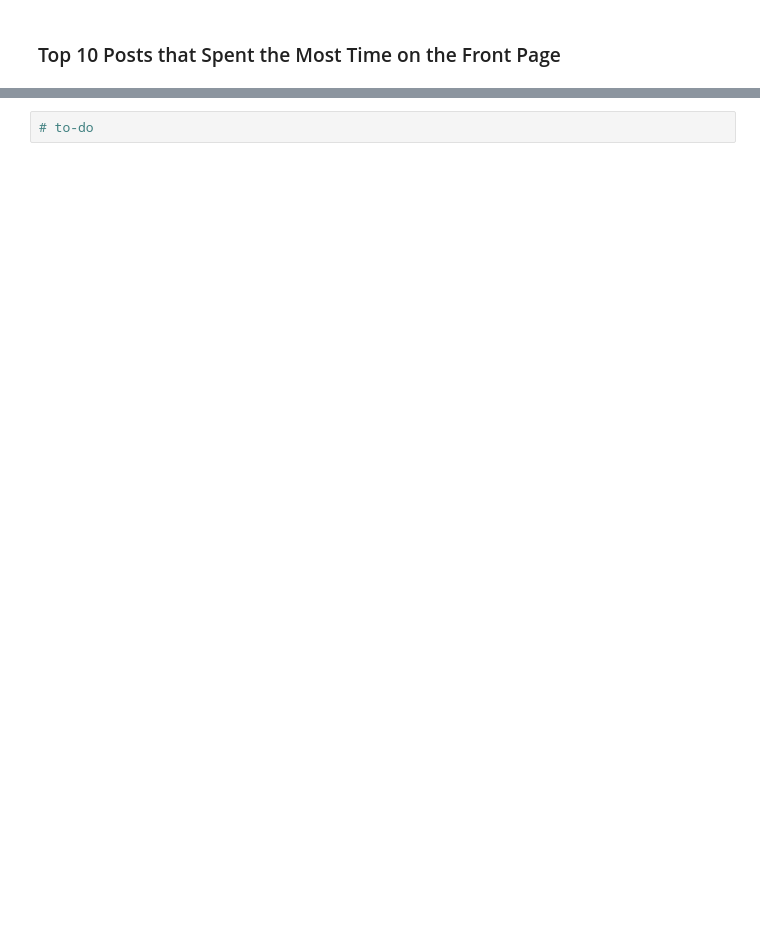
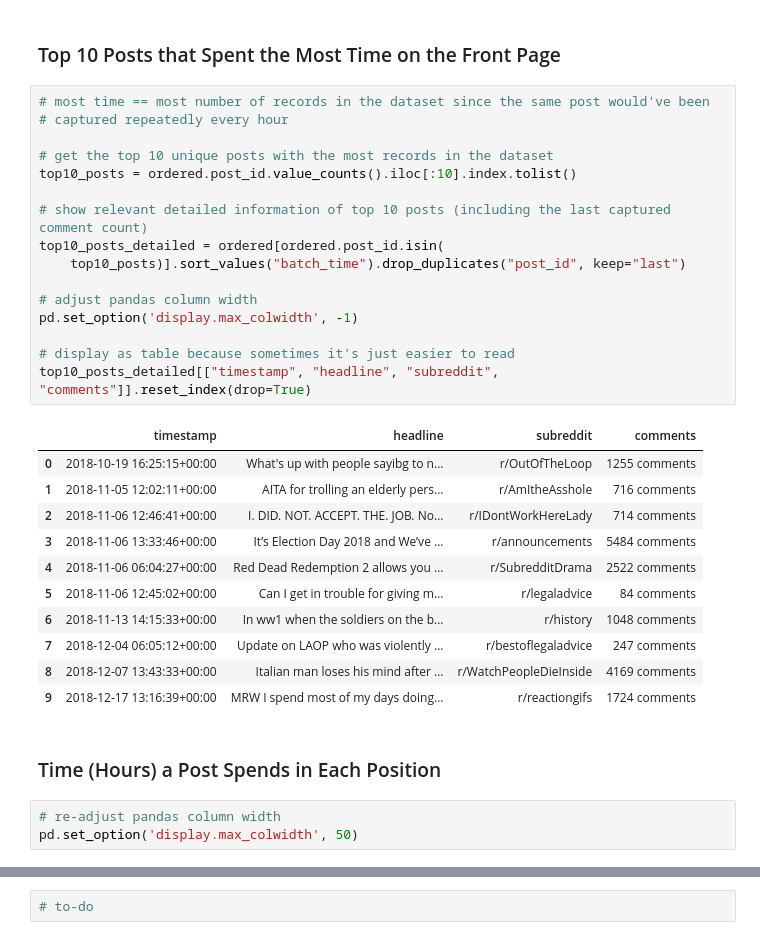
Before and after one commit to stefanjaro/reddit-frontpage-analysis, a Jupyter notebook: reddit-data-analysis.ipynb, the cells around one changed output, grey strips where cells are left out. Saved outputs shown, nothing was run; the diff lists cells and outputs as text; blank space fills up the shorter version.

```diff
--- a/reddit-data-analysis.ipynb
+++ b/reddit-data-analysis.ipynb
@@ -317,3 +320,36 @@ plotly.offline.iplot(figure, filename="users-most-posts")
 [interactive output not drawn]
 # %% [markdown]
 ### Top 10 Posts that Spent the Most Time on the Front Page
+# %%
+# most time == most number of records in the dataset since the same post would've been
+# captured repeatedly every hour
+
+# get the top 10 unique posts with the most records in the dataset
+top10_posts = ordered.post_id.value_counts().iloc[:10].index.tolist()
+
+# show relevant detailed information of top 10 posts (including the last captured comment count)
+top10_posts_detailed = ordered[ordered.post_id.isin(
+    top10_posts)].sort_values("batch_time").drop_duplicates("post_id", keep="last")
+
+# adjust pandas column width
+pd.set_option('display.max_colwidth', -1)
+
+# display as table because sometimes it's just easier to read
+top10_posts_detailed[["timestamp", "headline", "subreddit", "comments"]].reset_index(drop=True)
+# %% [output]
+|  | timestamp | headline | subreddit | comments |
+| 0 | 2018-10-19 16:25:15+00:00 | What's up with people sayibg to n... | r/OutOfTheLoop | 1255 comments |
+| 1 | 2018-11-05 12:02:11+00:00 | AITA for trolling an elderly pers... | r/AmItheAsshole | 716 comments |
+| 2 | 2018-11-06 12:46:41+00:00 | I. DID. NOT. ACCEPT. THE. JOB. No... | r/IDontWorkHereLady | 714 comments |
+| 3 | 2018-11-06 13:33:46+00:00 | It’s Election Day 2018 and We’ve ... | r/announcements | 5484 comments |
+| 4 | 2018-11-06 06:04:27+00:00 | Red Dead Redemption 2 allows you ... | r/SubredditDrama | 2522 comments |
+| 5 | 2018-11-06 12:45:02+00:00 | Can I get in trouble for giving m... | r/legaladvice | 84 comments |
+| 6 | 2018-11-13 14:15:33+00:00 | In ww1 when the soldiers on the b... | r/history | 1048 comments |
+| 7 | 2018-12-04 06:05:12+00:00 | Update on LAOP who was violently ... | r/bestoflegaladvice | 247 comments |
+| 8 | 2018-12-07 13:43:33+00:00 | Italian man loses his mind after ... | r/WatchPeopleDieInside | 4169 comments |
+| 9 | 2018-12-17 13:16:39+00:00 | MRW I spend most of my days doing... | r/reactiongifs | 1724 comments |
+# %% [markdown]
+### Time (Hours) a Post Spends in Each Position
+# %%
+# re-adjust pandas column width
+pd.set_option('display.max_colwidth', 50)
```
Also changed, not shown: parts of 9 cells of this notebook.
